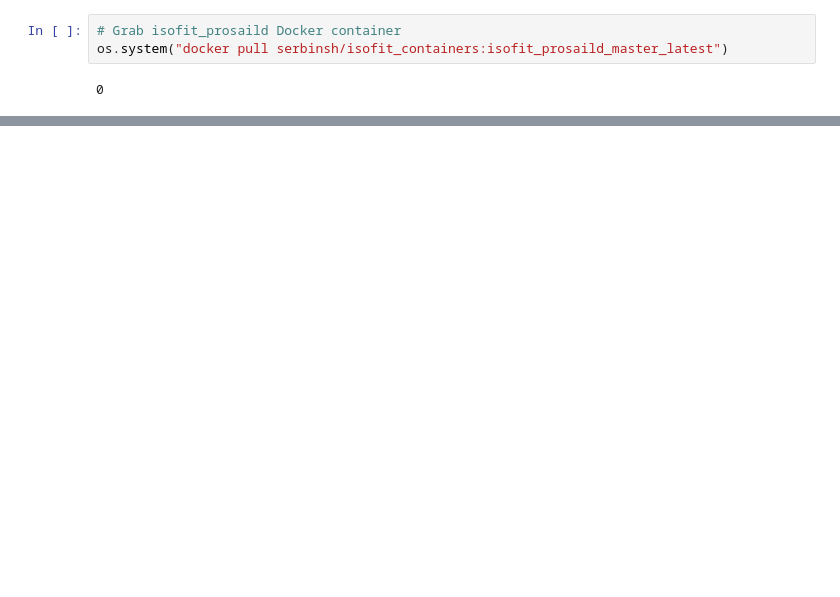
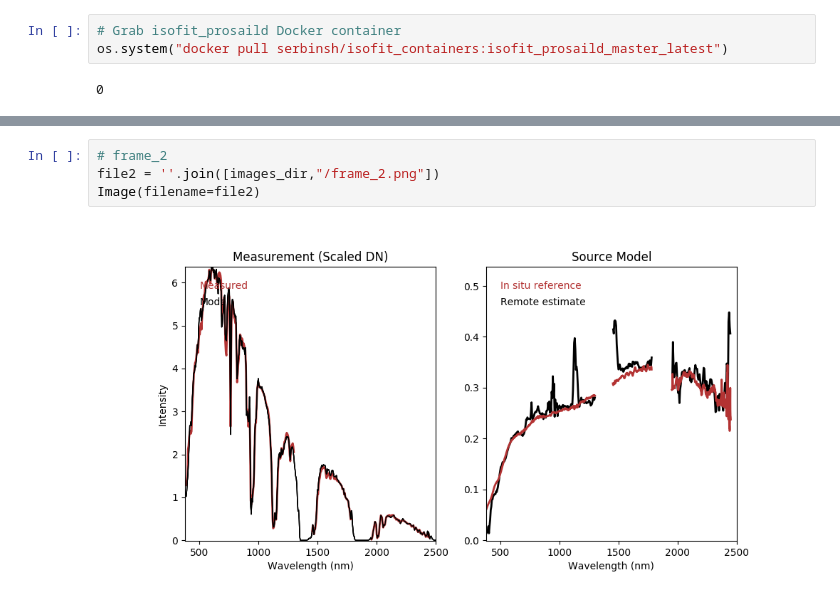
Before and after one commit to serbinsh/isofit_docker, a Jupyter notebook: notebooks/run_isofit_custom_scripts.ipynb, the cells around one changed output, grey strips where cells are left out. Drawn from its saved outputs; the diff is of its cells as text; blank space fills up the shorter version.

```diff
--- a/notebooks/run_isofit_custom_scripts.ipynb
+++ b/notebooks/run_isofit_custom_scripts.ipynb
@@ -69,0 +94,6 @@ print(end - start)
+# %%
+# frame_2
+file2 = ''.join([images_dir,"/frame_2.png"])
+Image(filename=file2)
+# %% [output]
+[figure, added]
```
Also changed, not shown: parts of 16 cells of this notebook, 4 other files.
